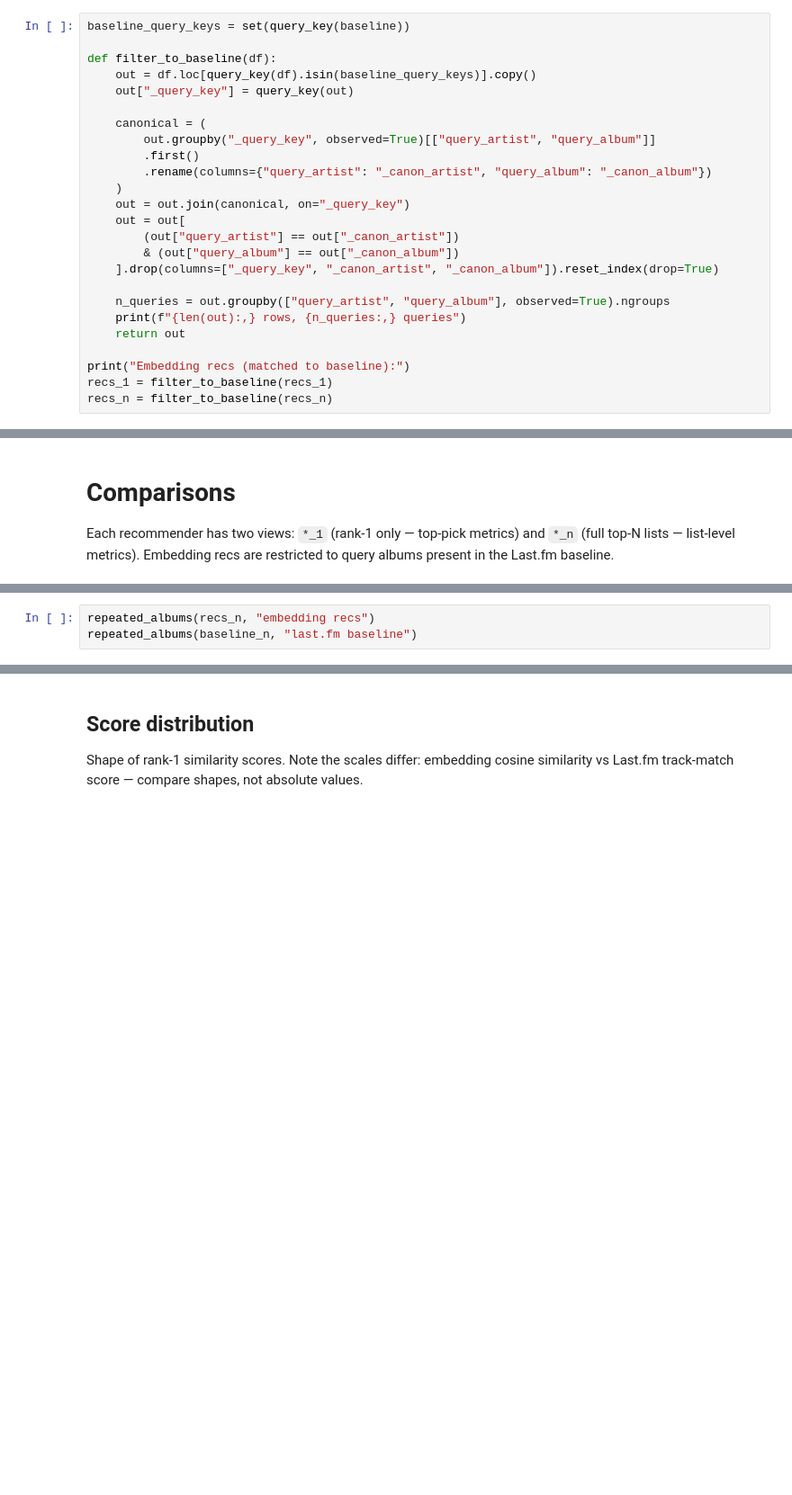
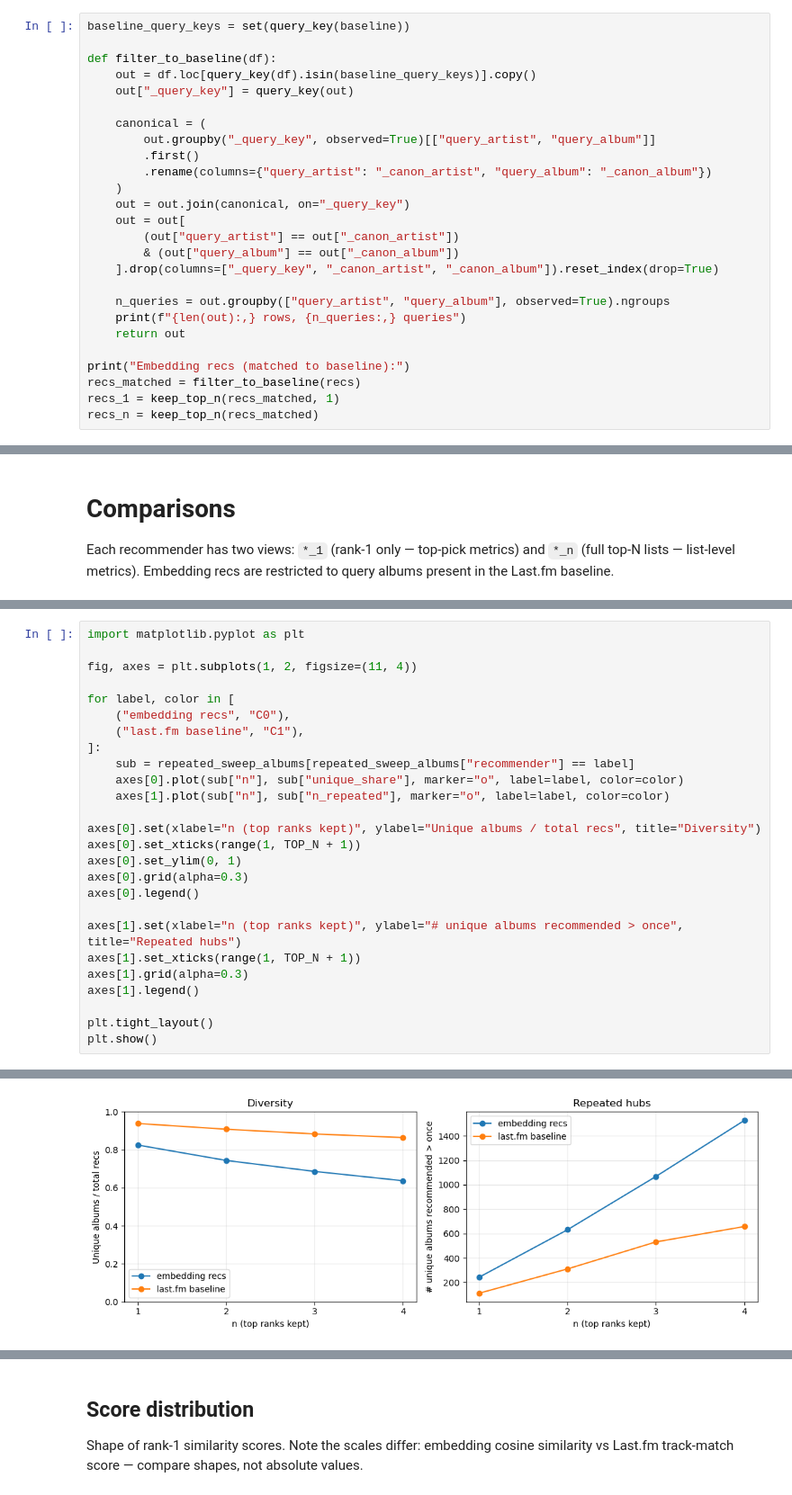
Before and after one commit to lbarleta/critical-listener, a Jupyter notebook: lastfm-bench/lastfm_bench.ipynb, the cells around one changed output, grey strips where cells are left out. Shown at 90% size. Saved outputs shown, nothing was run; the diff lists cells and outputs as text; blank space fills up the shorter version.

```diff
--- a/lastfm-bench/lastfm_bench.ipynb
+++ b/lastfm-bench/lastfm_bench.ipynb
@@ -163,7 +171,8 @@ def filter_to_baseline(df):
     return out
 
 print("Embedding recs (matched to baseline):")
-recs_1 = filter_to_baseline(recs_1)
-recs_n = filter_to_baseline(recs_n)
+recs_matched = filter_to_baseline(recs)
+recs_1 = keep_top_n(recs_matched, 1)
+recs_n = keep_top_n(recs_matched)
 # %% [output]
 Embedding recs (matched to baseline):
@@ -205,4 +245,27 @@ repeated_albums(baseline_1, "last.fm baseline")
 # %%
-repeated_albums(recs_n, "embedding recs")
-repeated_albums(baseline_n, "last.fm baseline")
+import matplotlib.pyplot as plt
+
+fig, axes = plt.subplots(1, 2, figsize=(11, 4))
+
+for label, color in [
+    ("embedding recs", "C0"),
+    ("last.fm baseline", "C1"),
+]:
+    sub = repeated_sweep_albums[repeated_sweep_albums["recommender"] == label]
+    axes[0].plot(sub["n"], sub["unique_share"], marker="o", label=label, color=color)
+    axes[1].plot(sub["n"], sub["n_repeated"], marker="o", label=label, color=color)
+
+axes[0].set(xlabel="n (top ranks kept)", ylabel="Unique albums / total recs", title="Diversity")
+axes[0].set_xticks(range(1, TOP_N + 1))
+axes[0].set_ylim(0, 1)
+axes[0].grid(alpha=0.3)
+axes[0].legend()
+
+axes[1].set(xlabel="n (top ranks kept)", ylabel="# unique albums recommended > once", title="Repeated hubs")
+axes[1].set_xticks(range(1, TOP_N + 1))
+axes[1].grid(alpha=0.3)
+axes[1].legend()
+
+plt.tight_layout()
+plt.show()
 # %% [output]
@@ -217,0 +272 @@ repeated_albums(baseline_n, "last.fm baseline")
+[figure, added]
```
Also changed, not shown: parts of 42 cells of this notebook.
